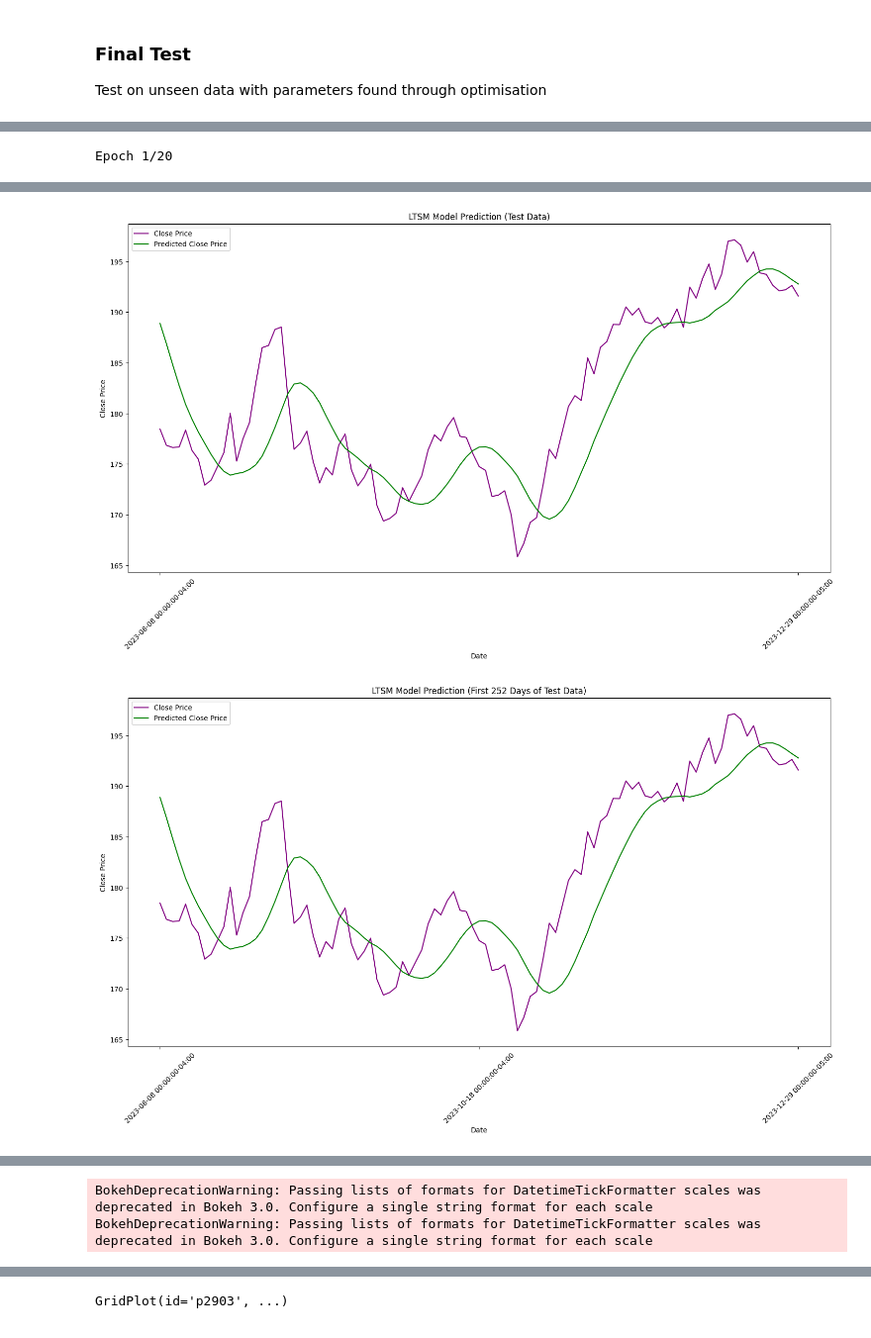
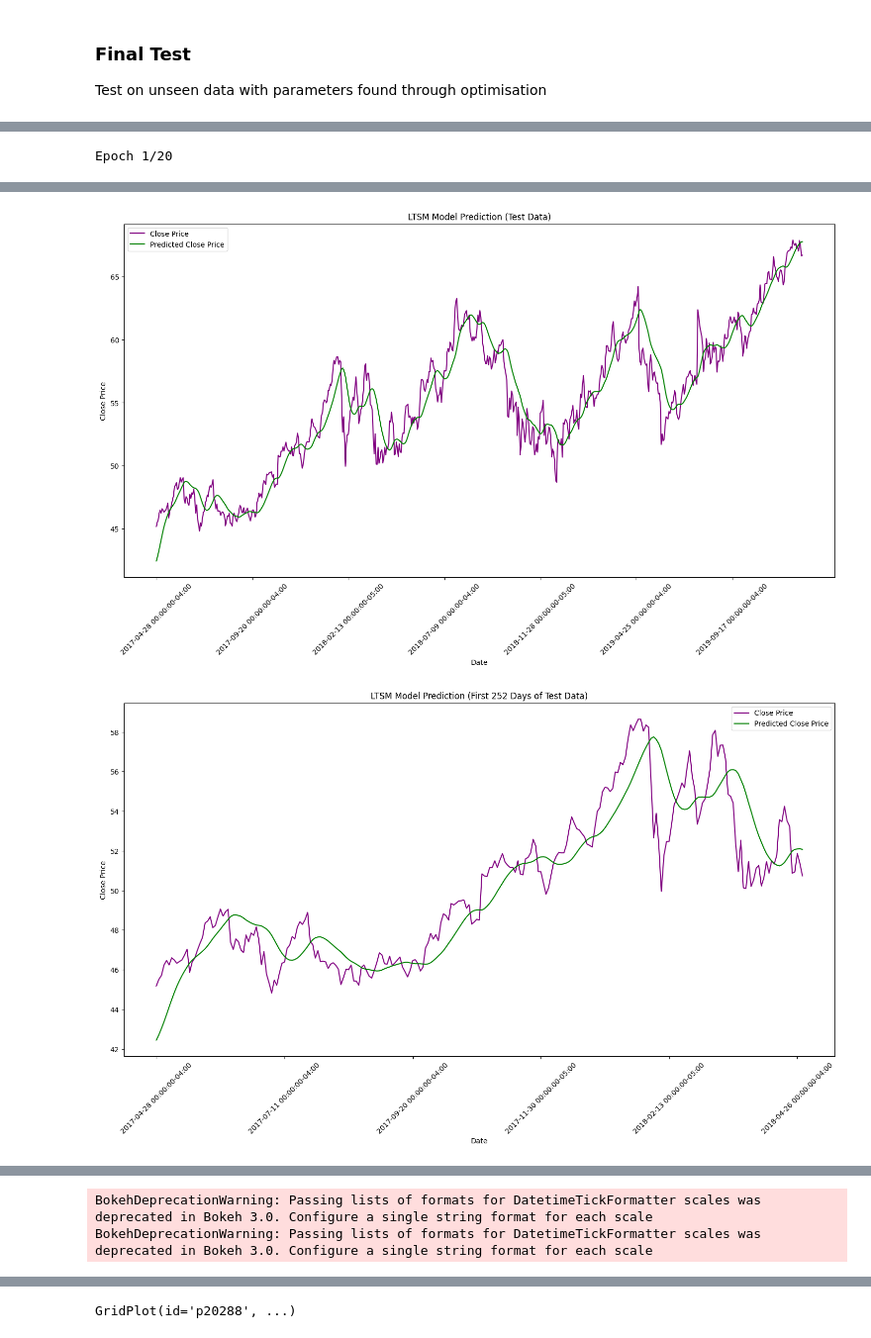
Before and after one commit to alexandramcadam/QuantProject, a Jupyter notebook: LSTMThresholdStrategy.ipynb, the cells around one changed output, grey strips where cells are left out. Shown at 99% size. Drawn from its saved outputs; the diff is of its cells as text; code cells hidden in the pictures.

Commit message:
update threshold final

```diff
--- a/LSTMThresholdStrategy.ipynb
+++ b/LSTMThresholdStrategy.ipynb
@@ -332,20 +417,51 @@ GridPlot(id='p15476', ...)
 
 Test on unseen data with parameters found through optimisation
 # %%
-data = get_raw_data("AAPL", start_time="2020-01-01", end_time="2024-01-01") #newer data, today is 2023-01-01 use past 3 years for training
+class OptimisedLSTMThresholdStrategy(Strategy):
+
+    threshold = 0.058
+
+    def init(self):
+        self.BUY_THRESHOLD = threshold
+        self.SELL_THRESHOLD = -threshold
+        #store predicted price change as an indicator
+        self.predicted_change = self.I(self.calculate_predicted_change, name='percentage change')
+
+    def calculate_predicted_change(self):
+        #calculate the percentage change between consecutive predicted prices
+
+        p_change =  ( self.data['Predicted'] - self.data['Close'] ) / self.data['Close']
+
+        return p_change
+
+    def next(self):
+        #check if the predicted change exceeds the buy threshold
+        if self.predicted_change[-1] > self.BUY_THRESHOLD:
+            self.position.close()
+            self.buy()
+
+        #check if the predicted change is below the sell threshold
+        elif self.predicted_change[-1] < self.SELL_THRESHOLD:
+            self.position.close()
+            self.sell()
 
 
-X_train, y_train, X_test, y_test, data, scaler = process_data(data, factor_window, lookback_window)
+new_data = get_raw_data("GOOG", start_time="2000-01-01", end_time="2020-01-01")
 
-model = LTSM_model(X_train, y_train)
-predictions = get_predictions(model, X_test, y_test)
+
+factor_window = 252 #for calculating momentum and volatility
+lookback_window = 50 #'memory' of the model
+X_train, y_train, X_test, y_test, data, scaler = process_data(new_data, factor_window, lookback_window)
+
+new_model = LTSM_model(X_train, y_train)
+predictions = get_predictions(new_model, X_test, y_test)
 final_data = rescale_data(predictions, data, scaler, lookback_window, y_test)
-period = 252 #how long test period
+period = 253 #how long test period
 test_data = final_data[:period]
 
 #plot rescaled data with predictions
 plt.figure(figsize = (18,9))
-plt.title(f'LTSM Model Prediction (First {period} Days of Test Data)')
+plt.title(f'LTSM Model Prediction (First {period-1} Days of Test Data)')
 plt.xticks(range(0,test_data.shape[0],50),test_data.index[::50],rotation=45)
 plt.plot(range(test_data.shape[0]), test_data['Close'], label='Close Price', color='purple')
 plt.plot(range(test_data.shape[0]), test_data['Predicted'], label='Predicted Close Price', color='green')
@@ -355,7 +471,7 @@ plt.legend()
 plt.show()
 
 #backtesting
-bt = Backtest(final_data, LSTMThresholdStrategy, cash=10000, commission=0.001)
+bt = Backtest(test_data, OptimisedLSTMThresholdStrategy, cash=10000, commission=0.001)
 
 output = bt.run()
 print(output)
@@ -385,2 +495,2 @@ MSE: 0.0013252205 (+/- 0.0010357741)
-[figure, old version]
+[figure, new version]
-[figure, old version]
+[figure, new version]
@@ -405,4 +515,4 @@ BokehDeprecationWarning: Passing lists of formats for DatetimeTickFormatter scal
 BokehDeprecationWarning: Passing lists of formats for DatetimeTickFormatter scales was deprecated in Bokeh 3.0. Configure a single string format for each scale
 [interactive output not drawn]
 [interactive output not drawn]
-GridPlot(id='p2903', ...)
+GridPlot(id='p20288', ...)
```
Also changed, not shown: parts of 12 cells of this notebook, 1 other file.
